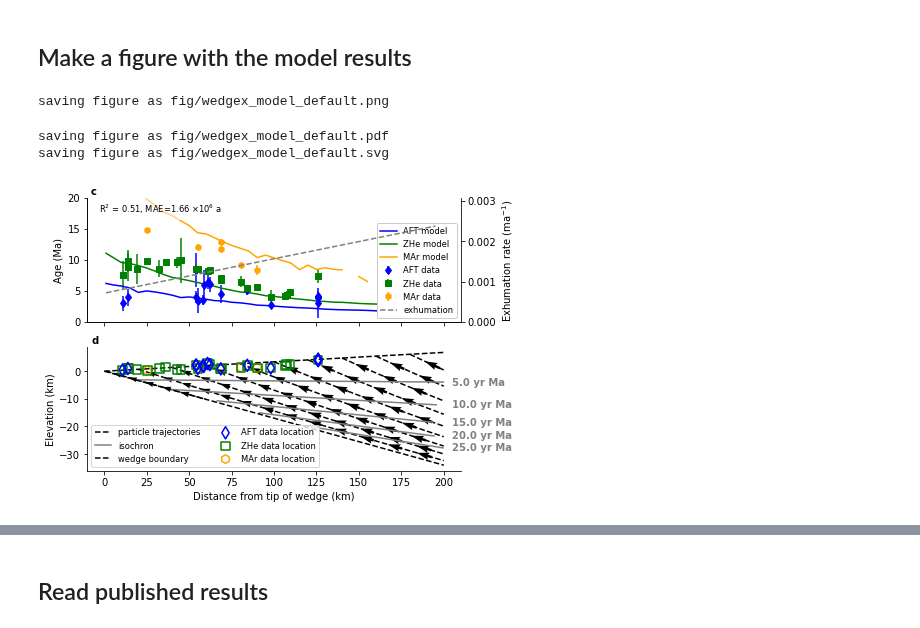
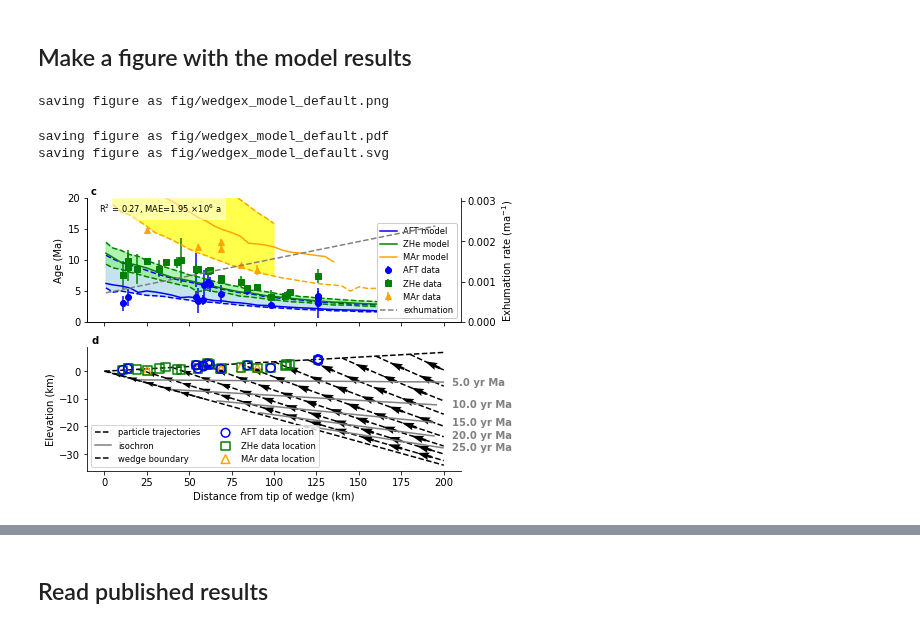
Before and after one commit to ElcoLuijendijk/wedgex, a Jupyter notebook: wedgex.ipynb, the cells around one changed output, grey strips where cells are left out. Saved outputs shown, nothing was run; the diff lists cells and outputs as text; code cells hidden in the pictures.

Commit message:
added uncertainty ranges for thermochron, fixed model calibration nb and script, updated thermochron parameters MAr

```diff
--- a/wedgex.ipynb
+++ b/wedgex.ipynb
@@ -594,12 +602,14 @@ if thermal_history_model == 'numerical':
     for i, Thi in enumerate(T_history_plot):
         Tpi = Thi.to(u.K, equivalencies=u.temperature())
         ind = np.isnan(Tpi) == False
-        for j, tcs in enumerate(thermochron_systems):
-            cas[i, j], cts[i, j] = thermochron_functions.calculate_closure_age(-t[ind], Tpi[ind], tcs)
+        for j, tcs in enumerate(thermochron_systems_plot):
+            cas[i, j], cts[i, j] = thermochron_functions.calculate_closure_age(-t[ind], Tpi[ind], thermochron_system=tcs)
 
     #for i, Thi in enumerate(T_history_plot):
-    for j, tcs, marker, color in zip(itertools.count(), thermochron_systems, thermochron_markers, thermochron_colors):
-        ax3.scatter(cts[:, j].to(u.deg_C, equivalencies=u.temperature()), -cas[:, j].to(u.year) / 1e6, marker=marker, color=color)
+    for j, tcs, marker, color in zip(itertools.count(), thermochron_systems_plot, thermochron_markers, thermochron_colors):
+        leg_cl = ax3.scatter(cts[:, j].to(u.deg_C, equivalencies=u.temperature()), -cas[:, j].to(u.year) / 1e6,
+                             marker=marker, color=color, label=tcs)
+    ax3.legend()
 
     ###########
     # layout
@@ -705,12 +709,15 @@ else:
 from importlib import reload
 
 wedgex_model_functions = reload(wedgex_model_functions)
+thermochron_functions = reload(thermochron_functions)
 
 
 # model ages for entire model domain
 n_seed_pts = len(xp)
 n_thermochron = len(thermochron_systems)
 modelled_ages_all = np.zeros((n_seed_pts, n_thermochron)) * u.year
+modelled_ages_all_min = np.zeros((n_seed_pts, n_thermochron)) * u.year
+modelled_ages_all_max = np.zeros((n_seed_pts, n_thermochron)) * u.year
 
 
 # calculate surface temperature
@@ -720,7 +727,7 @@ modelled_ages_all = np.zeros((n_seed_pts, n_thermochron)) * u.year
 
 closure_temps_seed_pts = np.zeros((n_seed_pts, n_thermochron)) * u.K
 
-for i, tcs in enumerate(thermochron_systems):
+for i, tcs in zip(itertools.count(), thermochron_systems):
 
     for j in range(n_seed_pts):
 
@@ -734,7 +741,26 @@ for i, tcs in enumerate(thermochron_systems):
             if thermochron_model == 'simple':
                 modelled_ages_all[j, i] = wedgex_model_functions.calculate_closure_age_simple(-t[ind], Tpi[ind], resetting_temperatures[i])
             else:
-                modelled_ages_all[j, i], ct = thermochron_functions.calculate_closure_age(-t[ind], Tpi[ind], tcs)
+                modelled_ages_all[j, i], ct = thermochron_functions.calculate_closure_age(-t[ind], Tpi[ind], thermochron_system=tcs)
+                if tcs == "AFT":
+                    modelled_ages_all_min[j, i], ct = thermochron_functions.calculate_closure_age(-t[ind], Tpi[ind],
+                                                                                                  thermochron_system="AFT_min")
+                    modelled_ages_all_max[j, i], ct = thermochron_functions.calculate_closure_age(-t[ind], Tpi[ind],
+                                                                                                  thermochron_system="AFT_max")
+                elif tcs == "ZHe":
+                    modelled_ages_all_min[j, i], ct = thermochron_functions.calculate_closure_age(-t[ind], Tpi[ind],
+                                                                                                  thermochron_system="ZHe",
+                                                                                                  closure_temperature_error=-25.0 * u.K)
+                    modelled_ages_all_max[j, i], ct = thermochron_functions.calculate_closure_age(-t[ind], Tpi[ind],
+                                                                                                  thermochron_system="ZHe",
+                                                                                                  closure_temperature_error=25.0 * u.K)
+
+                elif tcs == "MAr":
+                    modelled_ages_all_min[j, i], ct = thermochron_functions.calculate_closure_age(-t[ind], Tpi[ind],
+                                                                                                  thermochron_system="MAr_min")
+                    modelled_ages_all_max[j, i], ct = thermochron_functions.calculate_closure_age(-t[ind], Tpi[ind],
+                                                                                                  thermochron_system="MAr_max")
+
 
                 closure_temps_seed_pts[j, i] = ct
         #          res_temp_pts = np.ones(len(x0s)) * resetting_temperatures[i]
@@ -775,7 +801,7 @@ for i, tcs in enumerate(thermochron_systems):
                     modelled_ages_samples[j] = wedgex_model_functions.calculate_closure_age_simple(-t[ind_ok], Tpi[ind_ok],
                                                                                                    resetting_temperatures[i])
                 else:
-                    modelled_ages_samples[j], ct = thermochron_functions.calculate_closure_age(-t[ind_ok], Tpi[ind_ok], tcs)
+                    modelled_ages_samples[j], ct = thermochron_functions.calculate_closure_age(-t[ind_ok], Tpi[ind_ok], thermochron_system=tcs)
 # %% [markdown]
 ## Calculate model fit
 # %%
@@ -832,9 +858,14 @@ fig, axs = pl.subplots(2, 1, figsize=(fig_width, fig_width * fig_height), sharex
 #############################
 # panel with thermochron ages
 #############################
-for i, thc, color in zip(itertools.count(), thermochron_systems,  thermochron_colors):
+thermochron_colors2 = ["lightblue", "lightgreen", "yellow"]
+for i, thc, color, color2 in zip(itertools.count(), thermochron_systems,  thermochron_colors, thermochron_colors2):
     if thc in df[thermochronometer_col].values:
+        lt_range = axs[0].fill_between(x0s / 1e3, modelled_ages_all_min[:, i].to(u.yr) / 1e6, modelled_ages_all_max[:, i].to(u.yr) / 1e6,
+                                        color=color2, alpha=0.7)
         lt, = axs[0].plot(x0s / 1e3, modelled_ages_all[:, i].to(u.yr) / 1e6, color=color)
+        lt_min, = axs[0].plot(x0s / 1e3, modelled_ages_all_min[:, i].to(u.yr) / 1e6, color=color, ls="--")
+        lt_max, = axs[0].plot(x0s / 1e3, modelled_ages_all_max[:, i].to(u.yr) / 1e6, color=color, ls="--")
         legs.append(lt)
         labels.append('%s model' % thc)
 
@@ -944,31 +975,31 @@ for i, thc, m, color in zip(itertools.count(), thermochron_systems_plot, thermoc
 leg_bnd, = ax.plot(xcoords / 1e3, y_top / 1e3, color='black', ls='--', lw=1.5)
 ax.plot(xcoords / 1e3, y_bottom / 1e3, color='black', ls='--', lw=1.5)
 
 ax.set_xlabel('Distance from tip of wedge (km)')
 ax.set_ylabel('Elevation (km)')
 
 for i, ax in enumerate(axs):
     ax.spines['top'].set_visible(False)
     ax.spines['right'].set_visible(False)
     ax.text(0.01, 1.01, string.ascii_lowercase[i + first_subplot],
             weight='bold', transform=ax.transAxes,
                ha='left', va='bottom', fontsize='medium')
 
 axr.spines['top'].set_visible(False)
 
 if add_legend is True:
     legs = [leg_traj, leg_tsl, leg_bnd] + legs_tc
     labels = ['particle trajectories', 'isochron', 'wedge boundary'] + labels_tc
     axs[-1].legend(legs, labels, loc='lower left', ncol=2, fontsize=fs)
 
 #fig.tight_layout()
 
 for f in fig_formats:
     fn = fig_output_file + '.' + f
     print('saving figure as %s' % fn)
     fig.savefig(fn)
 # %% [output]
 saving figure as fig/wedgex_model_default.png
 saving figure as fig/wedgex_model_default.pdf
 saving figure as fig/wedgex_model_default.svg
-[figure, old version]
+[figure, new version]
```
Also changed, not shown: parts of 8 cells of this notebook, 4 other files.
